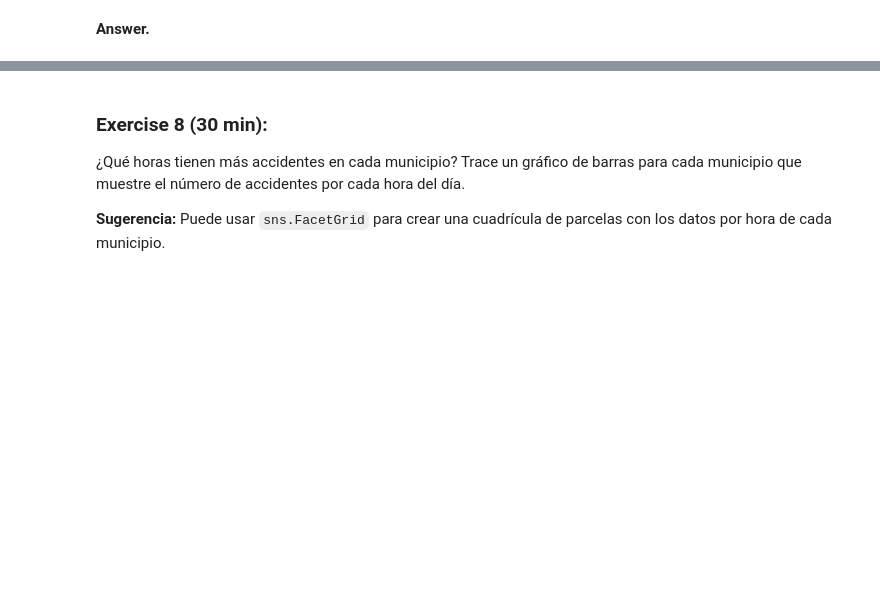
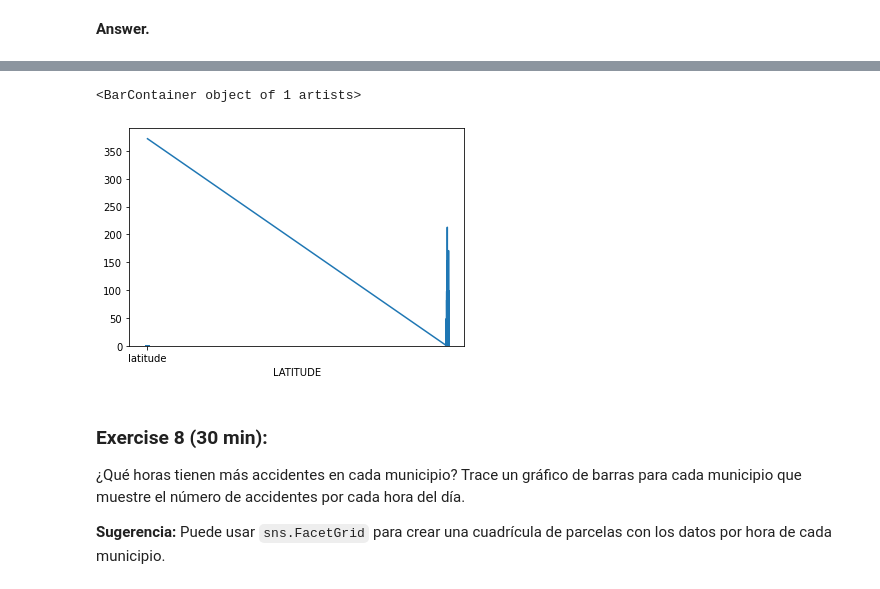
Before and after one commit to Ortiz99/Bootcamp_DataScience, a Jupyter notebook: section1/Python/Actividad2/Actividad_2/tarea1/extended_case_1/extended_case_1.ipynb, the cells around one changed output, grey strips where cells are left out. Saved outputs shown, nothing was run; the diff lists cells and outputs as text; code cells hidden in the pictures; blank space fills up the shorter version.

```diff
--- a/section1/Python/Actividad2/Actividad_2/tarea1/extended_case_1/extended_case_1.ipynb
+++ b/section1/Python/Actividad2/Actividad_2/tarea1/extended_case_1/extended_case_1.ipynb
@@ -243,3 +291,9 @@ Trace una gráfica de barras del número total de accidentes en cada municipio,
+# %%
+accidentes_millas = df.groupby(df["LATITUDE"]).size()
+accidentes_millas.plot().bar(x = "latitude", height = 0.8)
+# %% [output]
+<BarContainer object of 1 artists>
+[figure, added]
 # %% [markdown]
 ### Exercise 8 (30 min):
 
```
Also changed, not shown: parts of 13 cells of this notebook, 7 other files.
